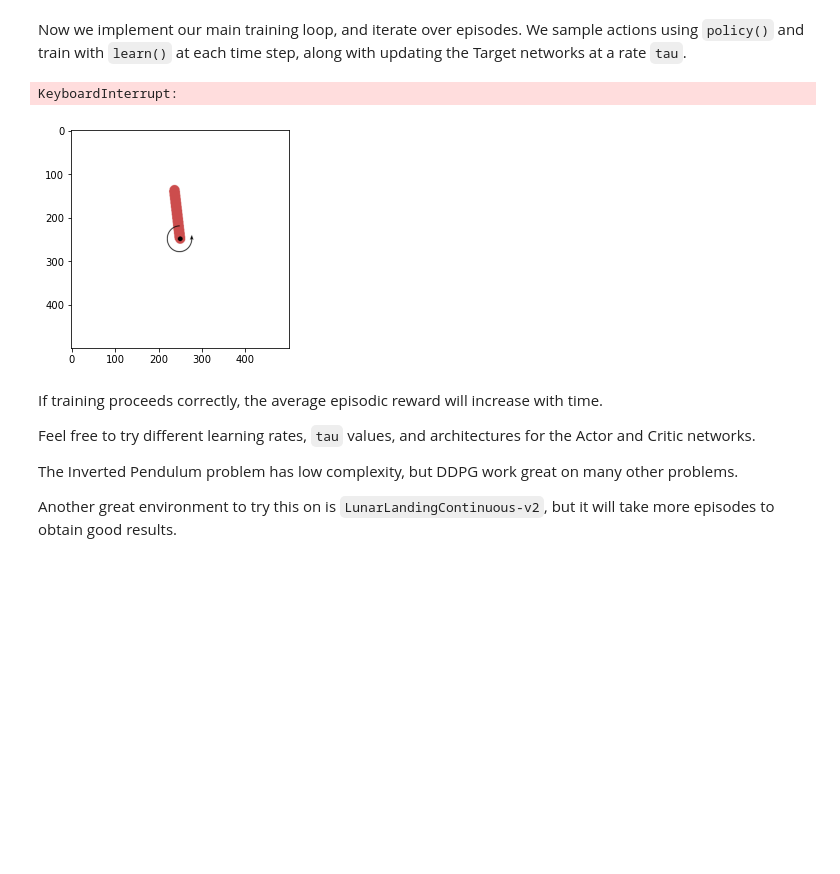
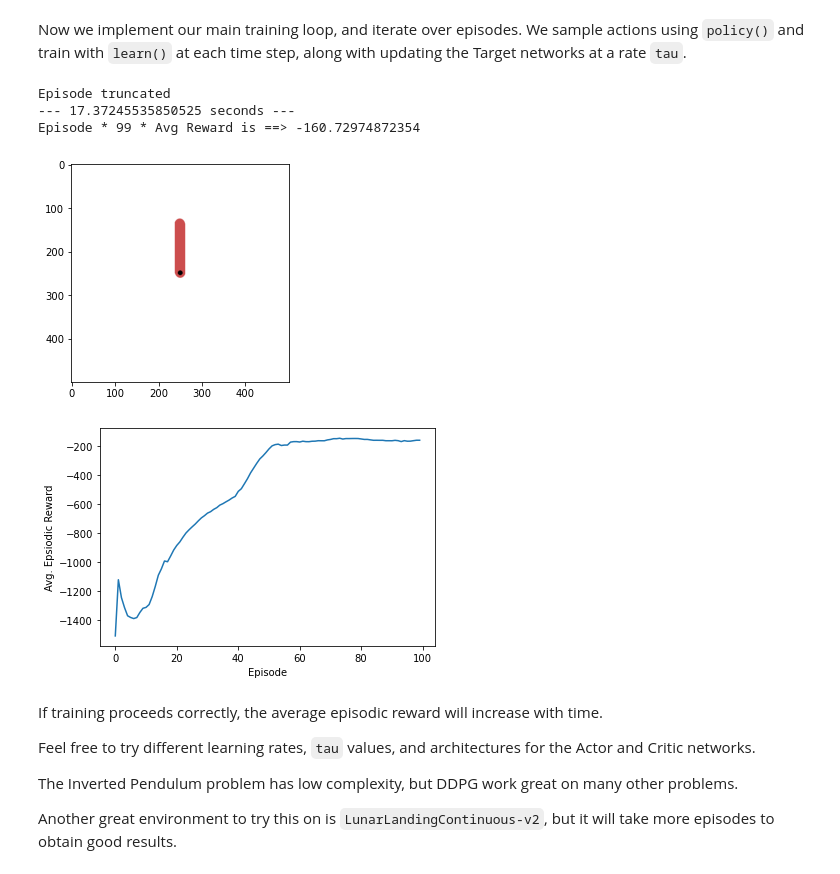
Before and after one commit to bluelancer/WASPRL2022Lab2, a Jupyter notebook: Lab3_ddpg_pendulum.ipynb, the cells around one changed output. Drawn from its saved outputs; the diff is of its cells as text; code cells hidden in the pictures; blank space fills up the shorter version.

```diff
--- a/Lab3_ddpg_pendulum.ipynb
+++ b/Lab3_ddpg_pendulum.ipynb
@@ -358,35 +358,39 @@ for ep in range(total_episodes):
         state, reward, done, truncated, info = env.step(action)
         buffer.record((prev_state, action, reward, state))
         episodic_reward += reward
         buffer.learn()
         update_target(target_actor.variables, actor_model.variables, tau)
         update_target(target_critic.variables, critic_model.variables, tau)
         step_counter = step_counter + 1
         if (step_counter%101)==100:
             print("step ", step_counter)
         # End this episode when `done` is True
         if truncated:
             print("Episode truncated")
             break
 
         prev_state = state
     print("--- %s seconds ---" % (time.time() - start_time))
     ep_reward_list.append(episodic_reward)
 
     # Mean of last 40 episodes
     avg_reward = np.mean(ep_reward_list[-40:])
     print("Episode * {} * Avg Reward is ==> {}".format(ep, avg_reward))
     avg_reward_list.append(avg_reward)
 
 # Plotting graph
 # Episodes versus Avg. Rewards
+plt.figure()
 plt.plot(avg_reward_list)
 plt.xlabel("Episode")
 plt.ylabel("Avg. Epsiodic Reward")
 plt.show()
 # %% [output]
-KeyboardInterrupt:
+Episode truncated
+--- 17.37245535850525 seconds ---
+Episode * 99 * Avg Reward is ==> -160.72974872354
-[figure, old version]
+[figure, new version]
+[figure, added]
 # %% [markdown]
 If training proceeds correctly, the average episodic reward will increase with time.
 
```
Also changed, not shown: parts of 2 cells of this notebook, 1 other file.
